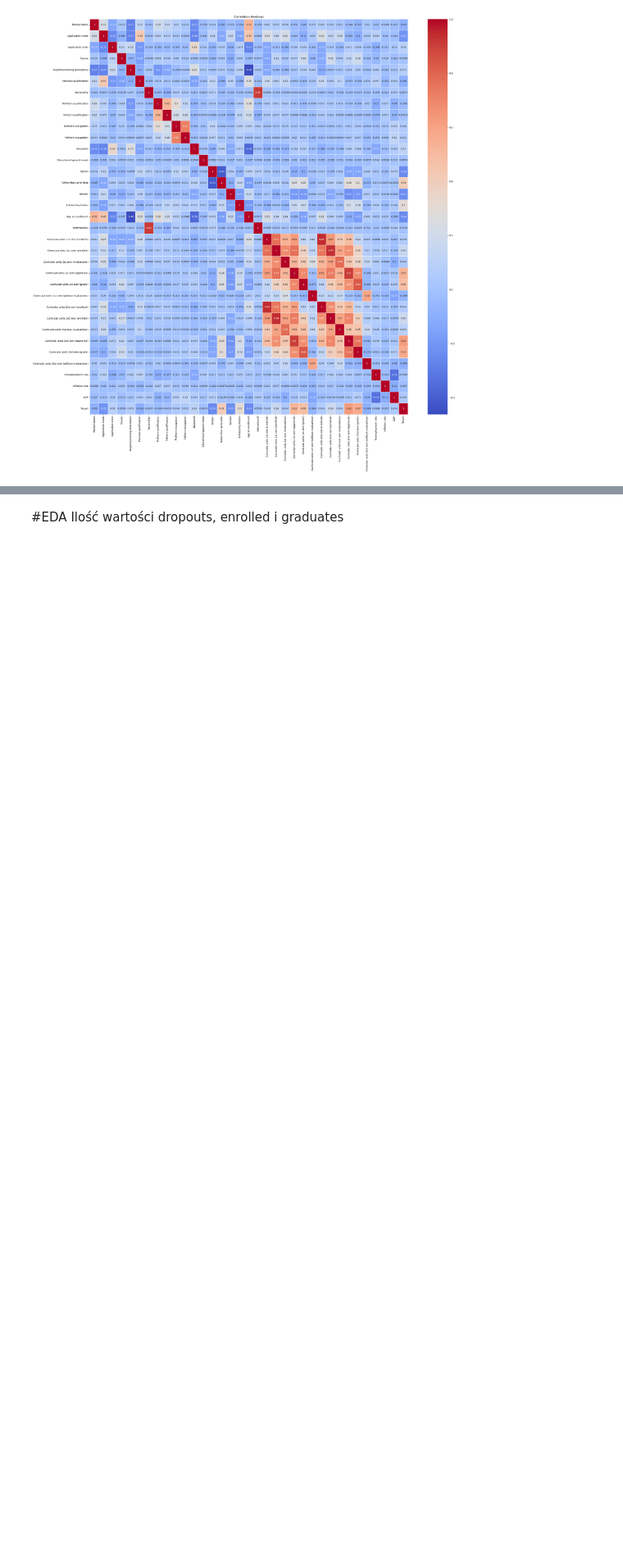
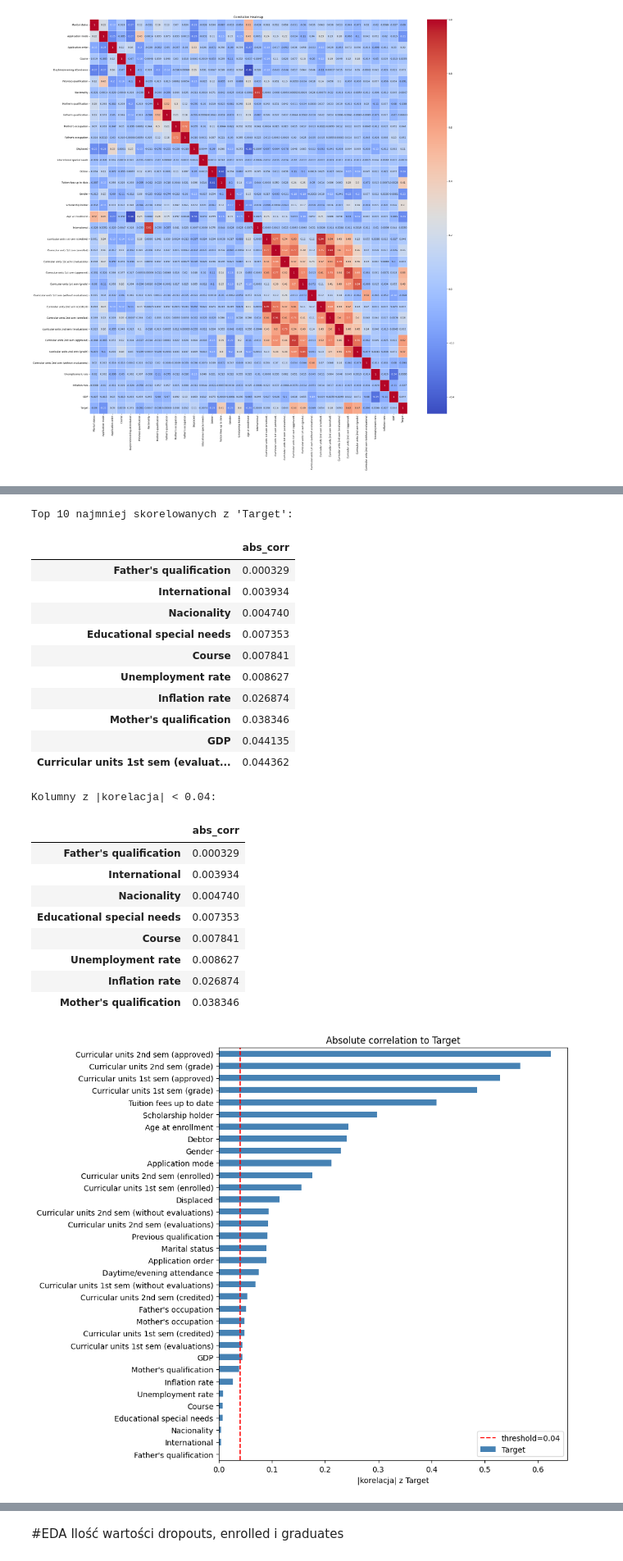
Before and after one commit to BladyWlodek/ProjektPMiNAI, a Jupyter notebook: model.ipynb, the cells around one changed output, grey strips where cells are left out. Shown at 82% size. Drawn from its saved outputs; the diff is of its cells as text; code cells hidden in the pictures; blank space fills up the shorter version.

```diff
--- a/model.ipynb
+++ b/model.ipynb
@@ -146,0 +150,60 @@ plt.show()
+# %%
+def top_drop_candidates(df, target='Target', threshold=0.04, top_n=10, plot=True):
+
+
+    num = df.select_dtypes(include=[np.number]).copy()
+    if target not in num.columns:
+        raise ValueError(f"Kolumna docelowa '{target}' nie istnieje lub nie jest numeryczna.")
+
+    corrs = num.corr()[target].drop(labels=[target]).abs().sort_values()
+    top_n_low = corrs.head(top_n)
+    top1 = corrs.head(1)
+    below_thr = corrs[corrs < threshold]
+
+    print(f"Top {top_n} najmniej skorelowanych z '{target}':")
+    display(top_n_low.to_frame(name='abs_corr'))
+
+    print(f'\nKolumny z |korelacja| < {threshold}:')
+    if below_thr.empty:
+        print('Brak kolumn poniżej progu.')
+    else:
+        display(below_thr.to_frame(name='abs_corr'))
+
+    if plot:
+        plt.figure(figsize=(10, max(4, len(corrs)*0.25)))
+        corrs.plot(kind='barh', color='steelblue')
+        plt.axvline(threshold, color='red', linestyle='--', label=f'threshold={threshold}')
+        plt.xlabel('|korelacja| z ' + target)
+        plt.title('Absolute correlation to ' + target)
+        plt.legend()
+        plt.tight_layout()
+        plt.show()
+
+    return {'sorted_abs_corr': corrs, 'top_n_low': top_n_low, 'top1': top1, 'below_threshold': below_thr}
+
+
+res = top_drop_candidates(data, target='Target', threshold=0.04, top_n=10, plot=True)
+# %% [output]
+Top 10 najmniej skorelowanych z 'Target':
+|  | abs_corr |
+| Father's qualification | 0.000329 |
+| International | 0.003934 |
+| Nacionality | 0.004740 |
+| Educational special needs | 0.007353 |
+| Course | 0.007841 |
+| Unemployment rate | 0.008627 |
+| Inflation rate | 0.026874 |
+| Mother's qualification | 0.038346 |
+| GDP | 0.044135 |
+| Curricular units 1st sem (evaluat... | 0.044362 |
+Kolumny z |korelacja| < 0.04:
+|  | abs_corr |
+| Father's qualification | 0.000329 |
+| International | 0.003934 |
+| Nacionality | 0.004740 |
+| Educational special needs | 0.007353 |
+| Course | 0.007841 |
+| Unemployment rate | 0.008627 |
+| Inflation rate | 0.026874 |
+| Mother's qualification | 0.038346 |
+[figure, added]
```
Also changed, not shown: parts of 22 cells of this notebook.
